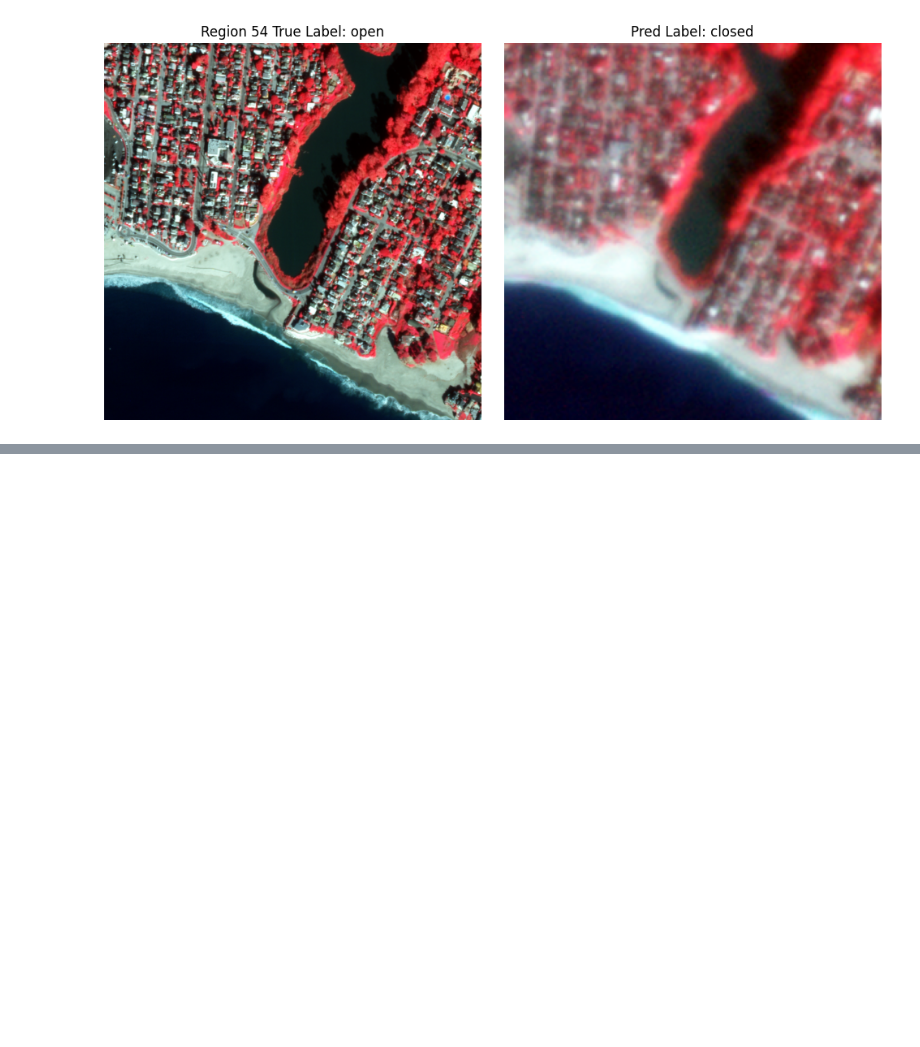
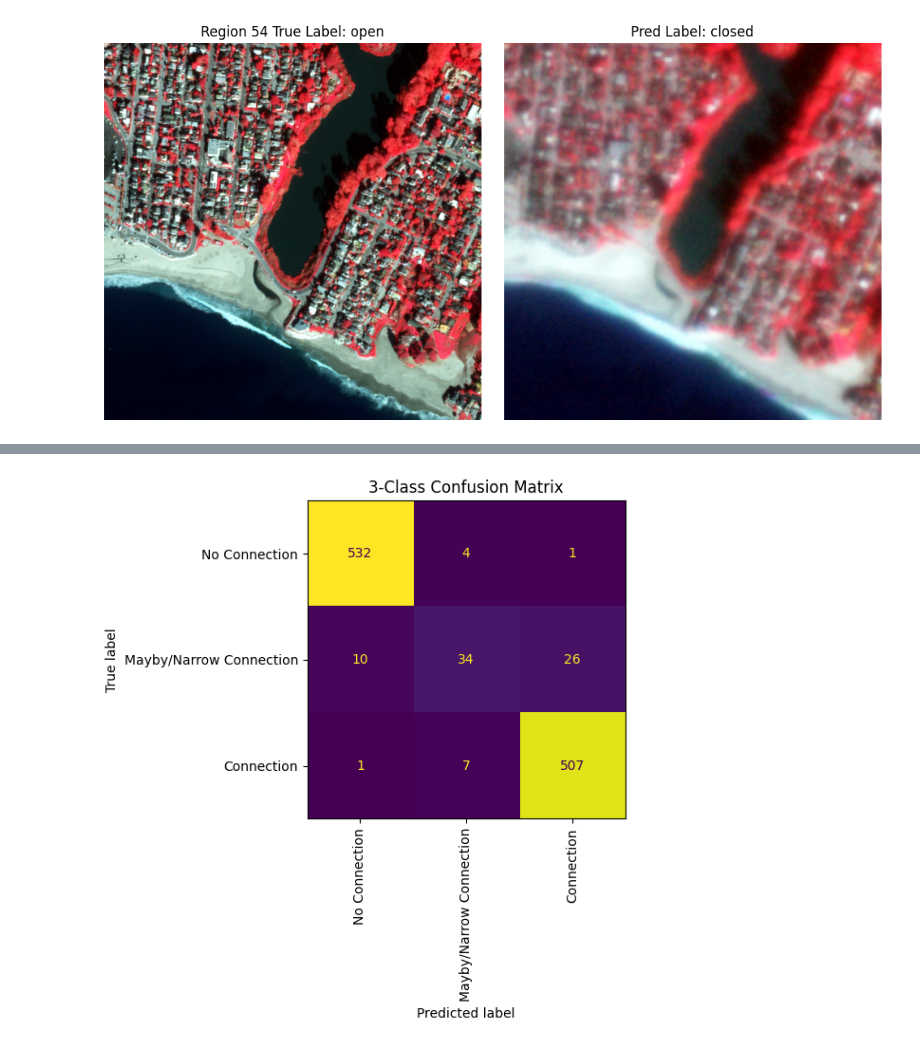
Before and after one commit to kyle-dorman/estuary, a Jupyter notebook: notebooks/labels_compare.ipynb, the cells around one changed output, grey strips where cells are left out. Saved outputs shown, nothing was run; the diff lists cells and outputs as text; code cells hidden in the pictures; blank space fills up the shorter version.

```diff
--- a/notebooks/labels_compare.ipynb
+++ b/notebooks/labels_compare.ipynb
@@ -247,0 +256,81 @@ pct perched either 7.4
+# %%
+labels = ["closed", "perched open", "open"]
+disp_labels = ["No Connection", "Mayby/Narrow Connection", "Connection"]
+y_true = np.array([labels.index(l) for l in dd_pairs.label_water])
+y_pred = np.array([labels.index(l) for l in dd_pairs.label_img])
+
+print("Accuracy 3 class", round(100 * balanced_accuracy_score(y_true, y_pred), 1))
+print("Perched F1", round(100 * f1_score(y_true == 1, y_pred == 1), 1))
+
+fig, ax = plt.subplots(figsize=(6, 6))
+
+disp = ConfusionMatrixDisplay.from_predictions(
+    y_true,
+    y_pred,
+    display_labels=disp_labels,
+    ax=ax,
+    colorbar=False,
+    xticks_rotation="vertical",
+)
+
+ax.set_title("3-Class Confusion Matrix")
+
+fig.tight_layout()
+fig.savefig(SAVE_DIR / "cm_3class_dove_water.png", dpi=300)
+plt.show()
+
+labels = ["closed", "open"]
+disp_labels = ["No Connection", "Connection"]
+y_true = [int("open" in l) for l in dd_pairs.label_water]
+y_pred = [int("open" in l) for l in dd_pairs.label_img]
+
+print(
+    "Accuracy Connection (Maybe as connection)",
+    round(100 * balanced_accuracy_score(y_true, y_pred), 1),
+)
+
+fig, ax = plt.subplots(figsize=(6, 6))
+
+disp = ConfusionMatrixDisplay.from_predictions(
+    y_true,
+    y_pred,
+    display_labels=disp_labels,
+    ax=ax,
+    colorbar=False,
+)
+
+ax.set_title("Connection (Maybe as connection)")
+
+fig.tight_layout()
+fig.savefig("cm_open_closed_dove_water.png", dpi=300)
+plt.show()
+
+y_true = [
+    int("open" in l)
+    for l, p in zip(dd_pairs.label_water, dd_pairs.label_img)
+    if "perch" not in l and "perch" not in p
+]
+y_pred = [
+    int("open" in p)
+    for l, p in zip(dd_pairs.label_water, dd_pairs.label_img)
+    if "perch" not in l and "perch" not in p
+]
+
+print("Connection (Maybe as connection)", round(100 * balanced_accuracy_score(y_true, y_pred), 1))
+
+fig, ax = plt.subplots(figsize=(6, 6))
+
+disp = ConfusionMatrixDisplay.from_predictions(
+    y_true,
+    y_pred,
+    display_labels=disp_labels,
+    ax=ax,
+    colorbar=False,
+)
+
+ax.set_title("Connection (No Maybe)")
+
+fig.tight_layout()
+fig.savefig("cm_no_perch_dove_water.png", dpi=300)
+plt.show()
+# %% [output]
@@ -247,0 +339 @@ pct perched either 7.4
+[figure, added]
```
Also changed, not shown: parts of 20 cells of this notebook, 3 other files.
